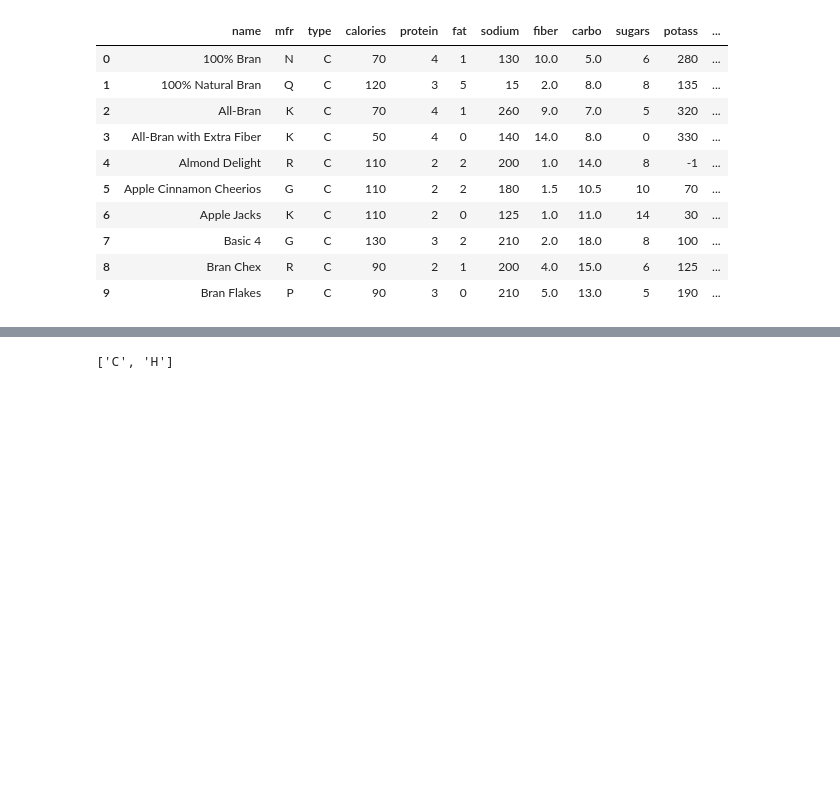
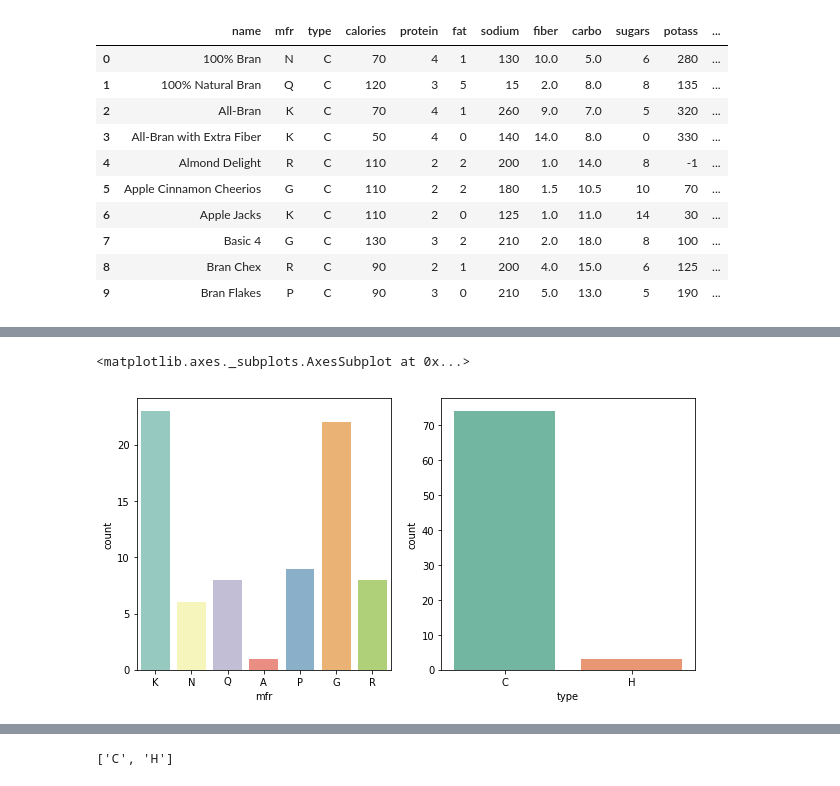
Before and after one commit to Rishit-dagli/10-Days-of-ML, a Jupyter notebook: Day 3/task2.ipynb, the cells around one changed output, grey strips where cells are left out. Cells and saved outputs as stored; diff of their text form; code cells hidden in the pictures; blank space fills up the shorter version.

```diff
--- a/Day 3/task2.ipynb
+++ b/Day 3/task2.ipynb
@@ -23,3 +34,11 @@ data.head(10)
+# %%
+# Barcharts to understand the categorical variables
+f, axes = plt.subplots(1,2, figsize=(10, 5))
+sns.countplot(x="mfr", data=data, ax=axes[0], palette="Set3")
+sns.countplot(x="type", data=data, ax=axes[1], palette="Set2")
+# %% [output]
+<matplotlib.axes._subplots.AxesSubplot at 0x...>
+[figure, added]
 # %%
 data.drop(['name'], axis = 1, inplace = True)
 # %%
```
Also changed, not shown: parts of 11 cells of this notebook.
